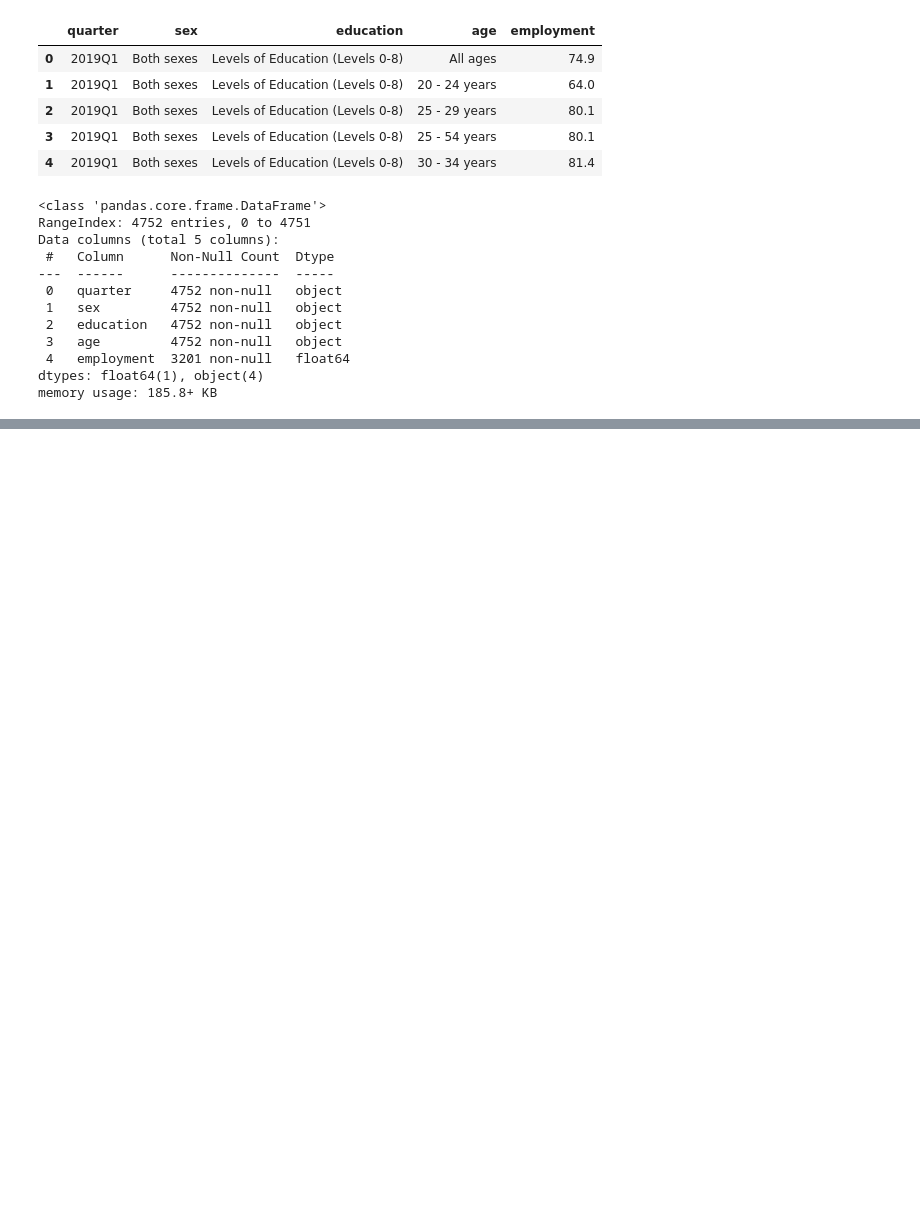
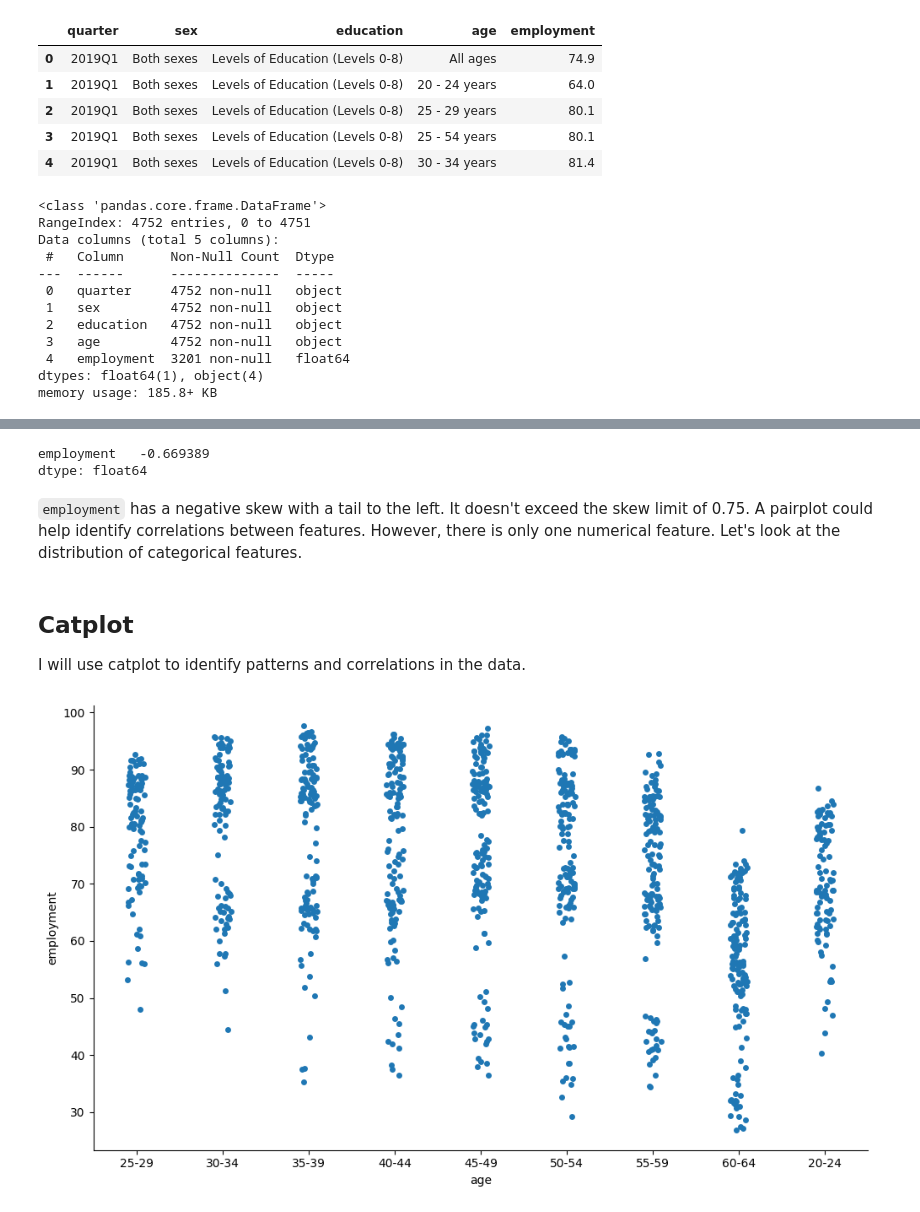
Before and after one commit to AntonSchreiber/EDA_employment_rate, a Jupyter notebook: EDA.ipynb, the cells around one changed output, grey strips where cells are left out. Cells and saved outputs as stored; diff of their text form; code cells hidden in the pictures; blank space fills up the shorter version.

```diff
--- a/EDA.ipynb
+++ b/EDA.ipynb
@@ -73,0 +235,18 @@ NameError: name 'sns' is not defined
+# %%
+numerical = df[["employment"]]
+skew_limit = 0.75
+skew_vals = numerical.skew()
+skew_vals
+# %% [output]
+employment   -0.669389
+dtype: float64
+# %% [markdown]
+`employment` has a negative skew with a tail to the left. It doesn't exceed the skew limit of 0.75. A pairplot could help identify correlations between features. However, there is only one numerical feature. Let's look at the distribution of categorical features.
+# %% [markdown]
+## **Catplot**
+I will use catplot to identify patterns and correlations in the data.
+# %%
+sns.catplot(data=df, x="age", y="employment", height=6, aspect=10/6)
+plt.show()
+# %% [output]
+[figure, added]
```
Also changed, not shown: parts of 24 cells of this notebook.
